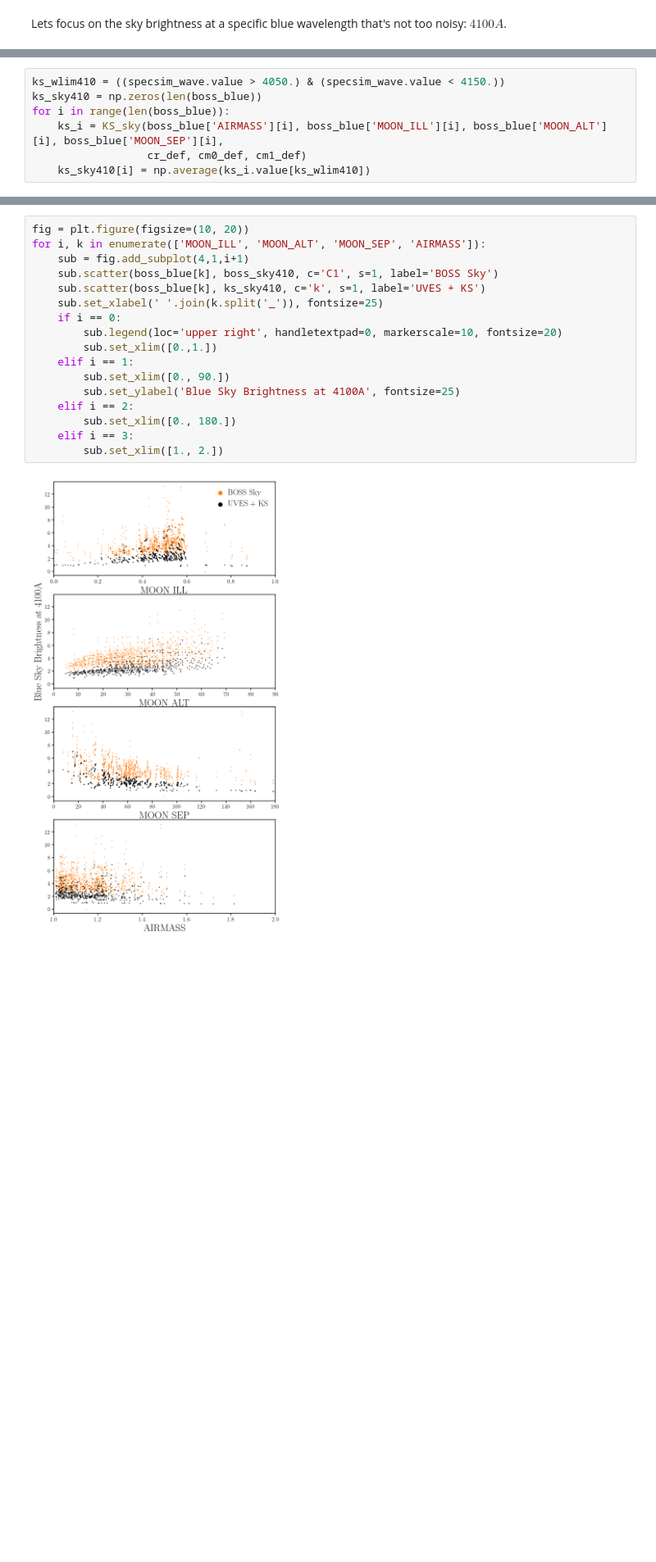
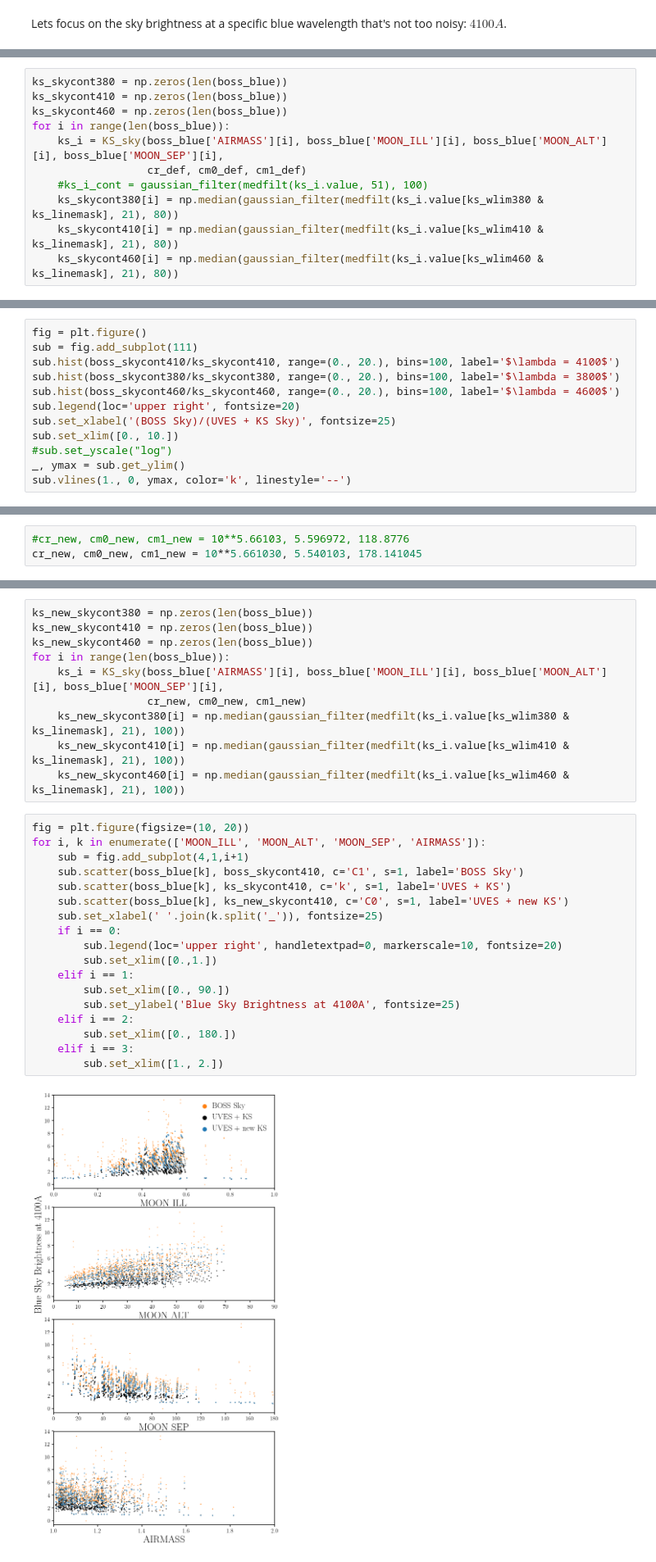
Before and after one commit to desi-bgs/feasiBGS, a Jupyter notebook: notebook/local_newKS_fit.ipynb, the cells around one changed output, grey strips where cells are left out. Shown at 82% size. Drawn from its saved outputs; the diff is of its cells as text; blank space fills up the shorter version.

```diff
--- a/notebook/local_newKS_fit.ipynb
+++ b/notebook/local_newKS_fit.ipynb
@@ -110,7 +144,11 @@ boss_sky410 = np.array([np.average(boss_blue[i]['SKY'][boss_wlim410])/np.pi for
 # %%
-ks_wlim410 = ((specsim_wave.value > 4050.) & (specsim_wave.value < 4150.))
-ks_sky410 = np.zeros(len(boss_blue))
+ks_skycont380 = np.zeros(len(boss_blue))
+ks_skycont410 = np.zeros(len(boss_blue))
+ks_skycont460 = np.zeros(len(boss_blue))
 for i in range(len(boss_blue)):
     ks_i = KS_sky(boss_blue['AIRMASS'][i], boss_blue['MOON_ILL'][i], boss_blue['MOON_ALT'][i], boss_blue['MOON_SEP'][i],
                   cr_def, cm0_def, cm1_def)
-    ks_sky410[i] = np.average(ks_i.value[ks_wlim410])
+    #ks_i_cont = gaussian_filter(medfilt(ks_i.value, 51), 100)
+    ks_skycont380[i] = np.median(gaussian_filter(medfilt(ks_i.value[ks_wlim380 & ks_linemask], 21), 80))
+    ks_skycont410[i] = np.median(gaussian_filter(medfilt(ks_i.value[ks_wlim410 & ks_linemask], 21), 80))
+    ks_skycont460[i] = np.median(gaussian_filter(medfilt(ks_i.value[ks_wlim460 & ks_linemask], 21), 80))
@@ -116,0 +220,12 @@ for i in range(len(boss_blue)):
+# %%
+fig = plt.figure()
+sub = fig.add_subplot(111)
+sub.hist(boss_skycont410/ks_skycont410, range=(0., 20.), bins=100, label='$\lambda = 4100$')
+sub.hist(boss_skycont380/ks_skycont380, range=(0., 20.), bins=100, label='$\lambda = 3800$')
+sub.hist(boss_skycont460/ks_skycont460, range=(0., 20.), bins=100, label='$\lambda = 4600$')
+sub.legend(loc='upper right', fontsize=20)
+sub.set_xlabel('(BOSS Sky)/(UVES + KS Sky)', fontsize=25)
+sub.set_xlim([0., 10.])
+#sub.set_yscale("log")
+_, ymax = sub.get_ylim()
+sub.vlines(1., 0, ymax, color='k', linestyle='--')
@@ -116,0 +237,3 @@ for i in range(len(boss_blue)):
+# %%
+#cr_new, cm0_new, cm1_new = 10**5.66103, 5.596972, 118.8776
+cr_new, cm0_new, cm1_new = 10**5.661030, 5.540103, 178.141045
@@ -117,22 +246,33 @@ for i in range(len(boss_blue)):
+# %%
+ks_new_skycont380 = np.zeros(len(boss_blue))
+ks_new_skycont410 = np.zeros(len(boss_blue))
+ks_new_skycont460 = np.zeros(len(boss_blue))
+for i in range(len(boss_blue)):
+    ks_i = KS_sky(boss_blue['AIRMASS'][i], boss_blue['MOON_ILL'][i], boss_blue['MOON_ALT'][i], boss_blue['MOON_SEP'][i],
+                  cr_new, cm0_new, cm1_new)
+    ks_new_skycont380[i] = np.median(gaussian_filter(medfilt(ks_i.value[ks_wlim380 & ks_linemask], 21), 100))
+    ks_new_skycont410[i] = np.median(gaussian_filter(medfilt(ks_i.value[ks_wlim410 & ks_linemask], 21), 100))
+    ks_new_skycont460[i] = np.median(gaussian_filter(medfilt(ks_i.value[ks_wlim460 & ks_linemask], 21), 100))
 # %%
 fig = plt.figure(figsize=(10, 20))
 for i, k in enumerate(['MOON_ILL', 'MOON_ALT', 'MOON_SEP', 'AIRMASS']):
     sub = fig.add_subplot(4,1,i+1)
-    sub.scatter(boss_blue[k], boss_sky410, c='C1', s=1, label='BOSS Sky')
-    sub.scatter(boss_blue[k], ks_sky410, c='k', s=1, label='UVES + KS')
+    sub.scatter(boss_blue[k], boss_skycont410, c='C1', s=1, label='BOSS Sky')
+    sub.scatter(boss_blue[k], ks_skycont410, c='k', s=1, label='UVES + KS')
+    sub.scatter(boss_blue[k], ks_new_skycont410, c='C0', s=1, label='UVES + new KS')
     sub.set_xlabel(' '.join(k.split('_')), fontsize=25)
     if i == 0:
         sub.legend(loc='upper right', handletextpad=0, markerscale=10, fontsize=20)
         sub.set_xlim([0.,1.])
     elif i == 1:
         sub.set_xlim([0., 90.])
         sub.set_ylabel('Blue Sky Brightness at 4100A', fontsize=25)
     elif i == 2:
         sub.set_xlim([0., 180.])
     elif i == 3:
         sub.set_xlim([1., 2.])
 # %% [output]
-[figure, old version]
+[figure, new version]
 # %%
 fig = plt.figure(figsize=(10, 20))
 for i, k in enumerate(['MOON_ILL', 'MOON_ALT', 'MOON_SEP', 'AIRMASS']):
```
Also changed, not shown: parts of 30 cells of this notebook, 9 other files.
